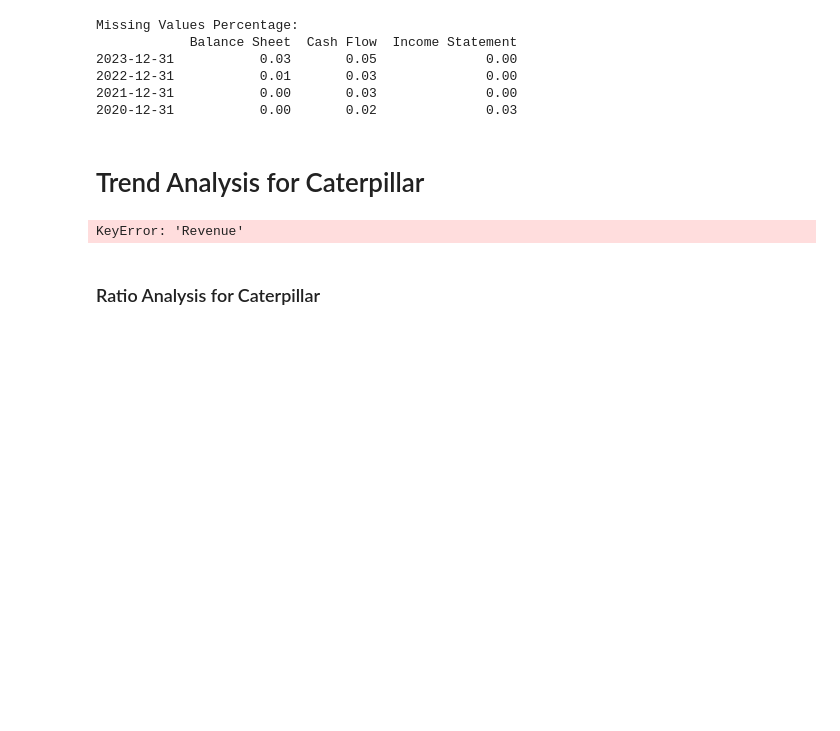
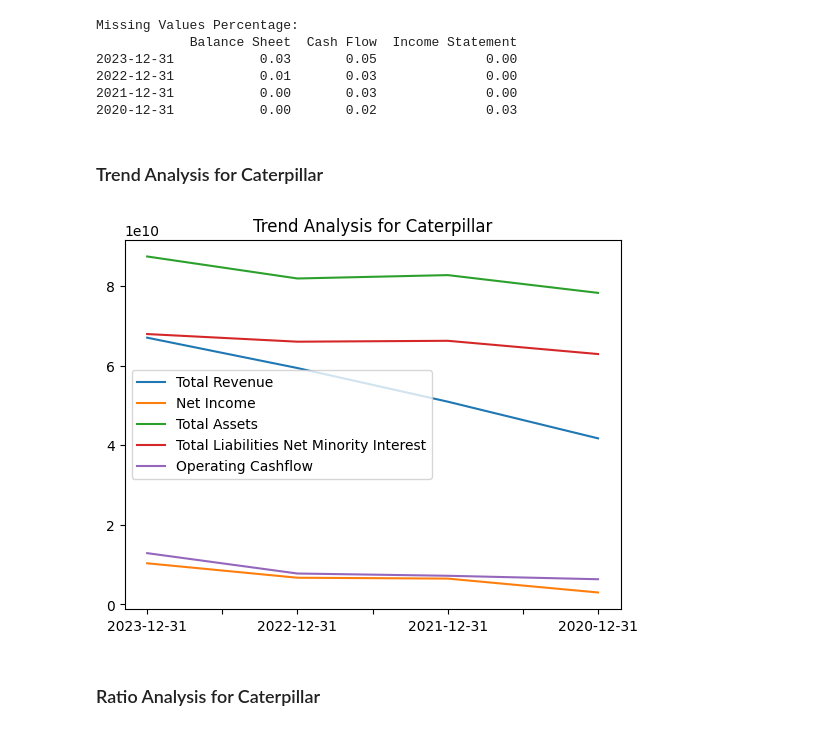
Before and after one commit to adhfmz8/stock-price-prediction, a Jupyter notebook: notebooks/01_data_exploration.ipynb, the cells around one changed output. Saved outputs shown, nothing was run; the diff lists cells and outputs as text; code cells hidden in the pictures; blank space fills up the shorter version.

```diff
--- a/notebooks/01_data_exploration.ipynb
+++ b/notebooks/01_data_exploration.ipynb
@@ -891,3 +890,14 @@ CAT_income_statement_transposed.head()
+# %%
+# Display transposed columns
+CAT_balance_sheet_transposed.columns = CAT_balance_sheet_transposed.iloc[0]
+CAT_income_statement_transposed.columns = CAT_income_statement_transposed.iloc[0]
+CAT_cash_flow_transposed.columns = CAT_cash_flow_transposed.iloc[0]
+
+# Get specific column
+#print(CAT_balance_sheet_transposed['Leases'])
+#print(CAT_income_statement_transposed['Total Revenue'])
+#print(CAT_cash_flow_transposed['Free Cash Flow'])
+#CAT_income_statement_transposed.head()
 # %% [markdown]
 ### Missing value analysis for Caterpillar
 # %%
@@ -916,25 +926,25 @@ Missing Values Percentage:
 2021-12-31           0.00       0.03              0.00
 2020-12-31           0.00       0.02              0.03
 # %% [markdown]
-# Trend Analysis for Caterpillar
+### Trend Analysis for Caterpillar
 # %%
 # Trend analysis for Caterpillar
-revenue = CAT_income_statement_transposed.loc["Revenue"]
-net_income = CAT_income_statement_transposed.loc["Net Income"]
-total_assets = CAT_balance_sheet_transposed.loc["Total Assets"]
-total_liabilities = CAT_balance_sheet_transposed.loc["Total Liabilities"]
-cash_flow_from_operations = CAT_cash_flow_transposed.loc["Cash Flow from Operations"]
+revenue = pd.to_numeric(CAT_income_statement_transposed['Total Revenue'], errors='coerce')
+net_income = pd.to_numeric(CAT_income_statement_transposed['Net Income'], errors='coerce')
+total_assets = pd.to_numeric(CAT_balance_sheet_transposed['Total Assets'], errors='coerce')
+total_liabilities = pd.to_numeric(CAT_balance_sheet_transposed['Total Liabilities Net Minority Interest'], errors='coerce')
+cash_flow_from_operations = pd.to_numeric(CAT_cash_flow_transposed['Operating Cash Flow'], errors='coerce')
 
-revenue.plot(label="Revenue")
+revenue.plot(label="Total Revenue")
 net_income.plot(label="Net Income")
 total_assets.plot(label="Total Assets")
-total_liabilities.plot(label="Total Liabilities")
-cash_flow_from_operations.plot(label="Cash Flow from Operations")
+total_liabilities.plot(label='Total Liabilities Net Minority Interest')
+cash_flow_from_operations.plot(label= "Operating Cashflow")
+plt.title("Trend Analysis for Caterpillar")
 plt.legend()
-plt.title("Trend Analysis for Caterpillar")
 plt.show()
 # %% [output]
-KeyError: 'Revenue'
+[figure, added]
 # %% [markdown]
 ### Ratio Analysis for Caterpillar
 # %%
```
Also changed, not shown: parts of 57 cells of this notebook, 2 other files.
